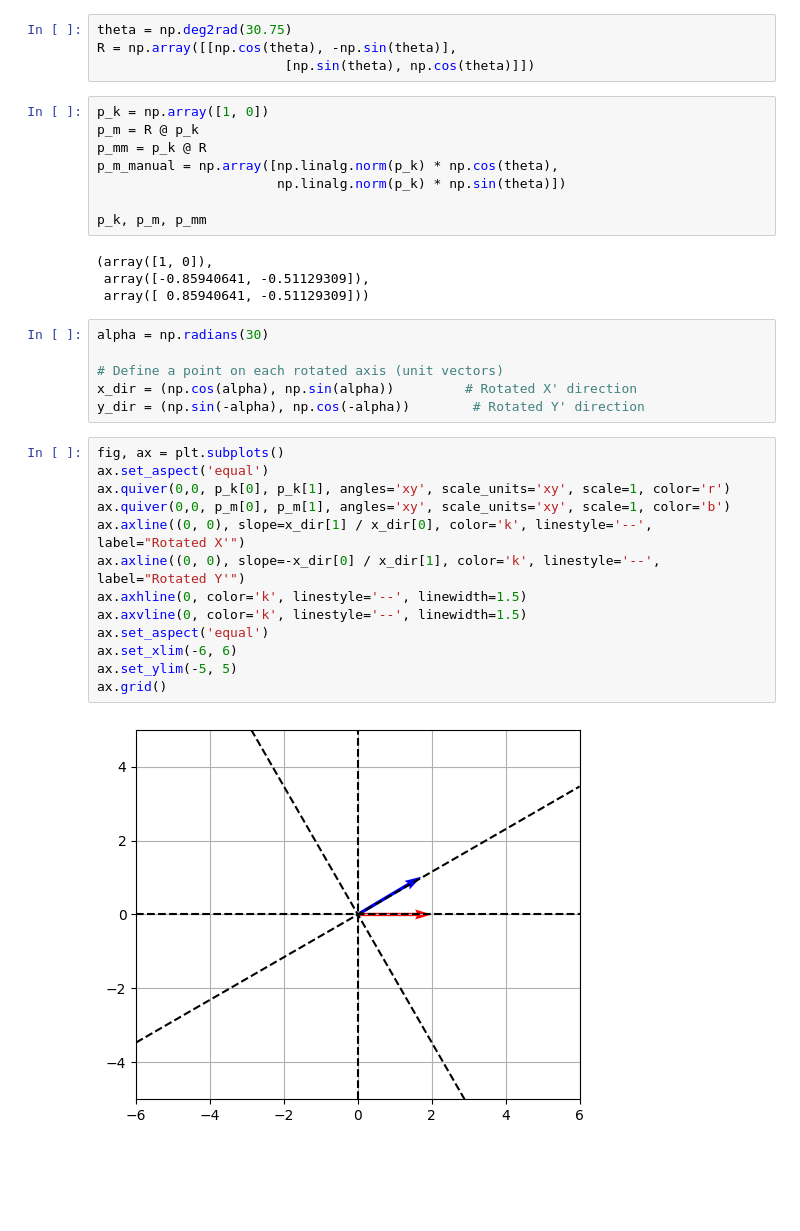
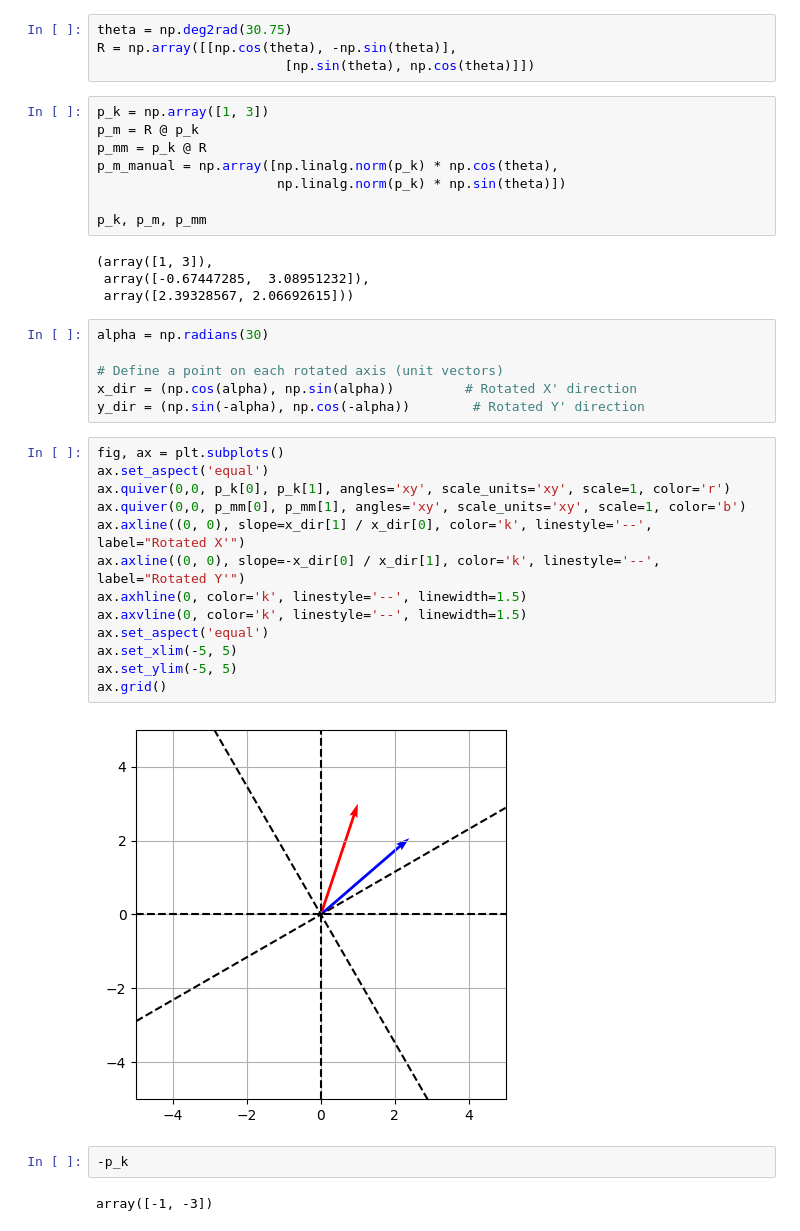
Before and after one commit to davidlackovic/paralelni-manipulator, a Jupyter notebook: pybullet/gauss.ipynb, the cells around one changed output. Cells and saved outputs as stored; diff of their text form; blank space fills up the shorter version.

```diff
--- a/pybullet/gauss.ipynb
+++ b/pybullet/gauss.ipynb
@@ -22,7 +23,7 @@ theta = np.deg2rad(30.75)
 R = np.array([[np.cos(theta), -np.sin(theta)],
                         [np.sin(theta), np.cos(theta)]])
 # %%
-p_k = np.array([1, 0])
+p_k = np.array([1, 3])
 p_m = R @ p_k
 p_mm = p_k @ R
 p_m_manual = np.array([np.linalg.norm(p_k) * np.cos(theta),
@@ -30,9 +31,9 @@ p_m_manual = np.array([np.linalg.norm(p_k) * np.cos(theta),
 
 p_k, p_m, p_mm
 # %% [output]
-(array([1, 0]),
- array([-0.85940641, -0.51129309]),
- array([ 0.85940641, -0.51129309]))
+(array([1, 3]),
+ array([-0.67447285,  3.08951232]),
+ array([2.39328567, 2.06692615]))
 # %%
 alpha = np.radians(30)
 
@@ -42,15 +43,19 @@ y_dir = (np.sin(-alpha), np.cos(-alpha))        # Rotated Y' direction
 # %%
 fig, ax = plt.subplots()
 ax.set_aspect('equal')
 ax.quiver(0,0, p_k[0], p_k[1], angles='xy', scale_units='xy', scale=1, color='r')
-ax.quiver(0,0, p_m[0], p_m[1], angles='xy', scale_units='xy', scale=1, color='b')
+ax.quiver(0,0, p_mm[0], p_mm[1], angles='xy', scale_units='xy', scale=1, color='b')
 ax.axline((0, 0), slope=x_dir[1] / x_dir[0], color='k', linestyle='--', label="Rotated X'")
 ax.axline((0, 0), slope=-x_dir[0] / x_dir[1], color='k', linestyle='--', label="Rotated Y'")
 ax.axhline(0, color='k', linestyle='--', linewidth=1.5)
 ax.axvline(0, color='k', linestyle='--', linewidth=1.5)
 ax.set_aspect('equal')
-ax.set_xlim(-6, 6)
+ax.set_xlim(-5, 5)
 ax.set_ylim(-5, 5)
 ax.grid()
 # %% [output]
-[figure, old version]
+[figure, new version]
+# %%
+-p_k
+# %% [output]
+array([-1, -3])
```
Also changed, not shown: parts of 2 cells of this notebook, 33 other files.
